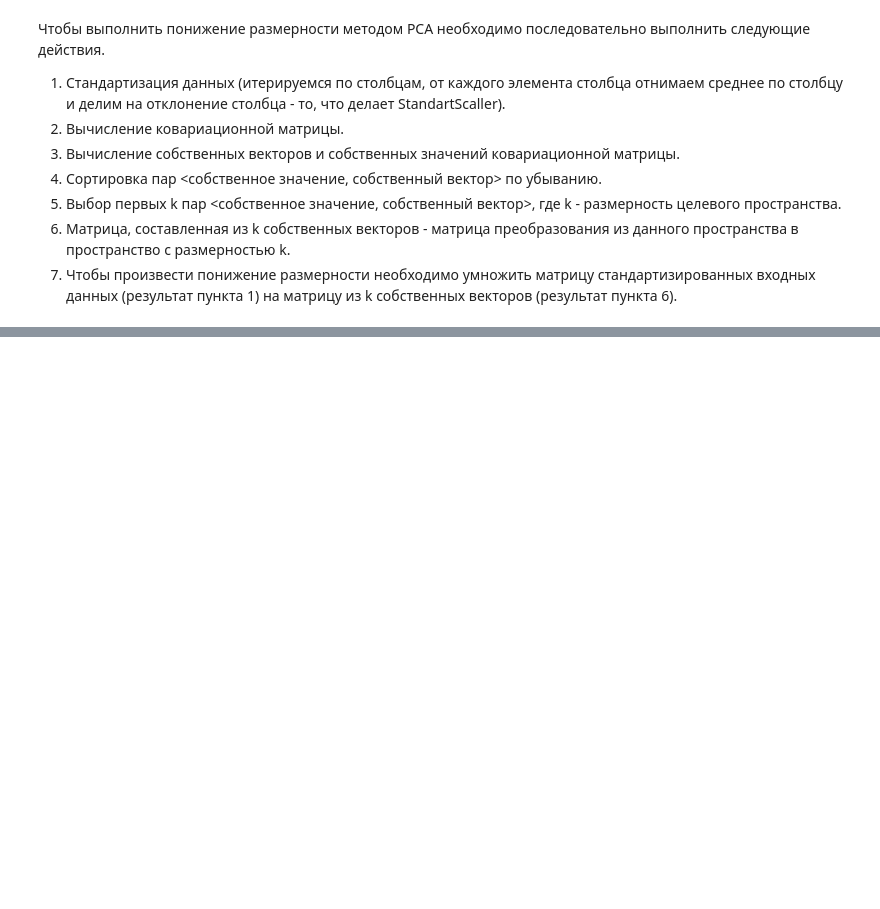
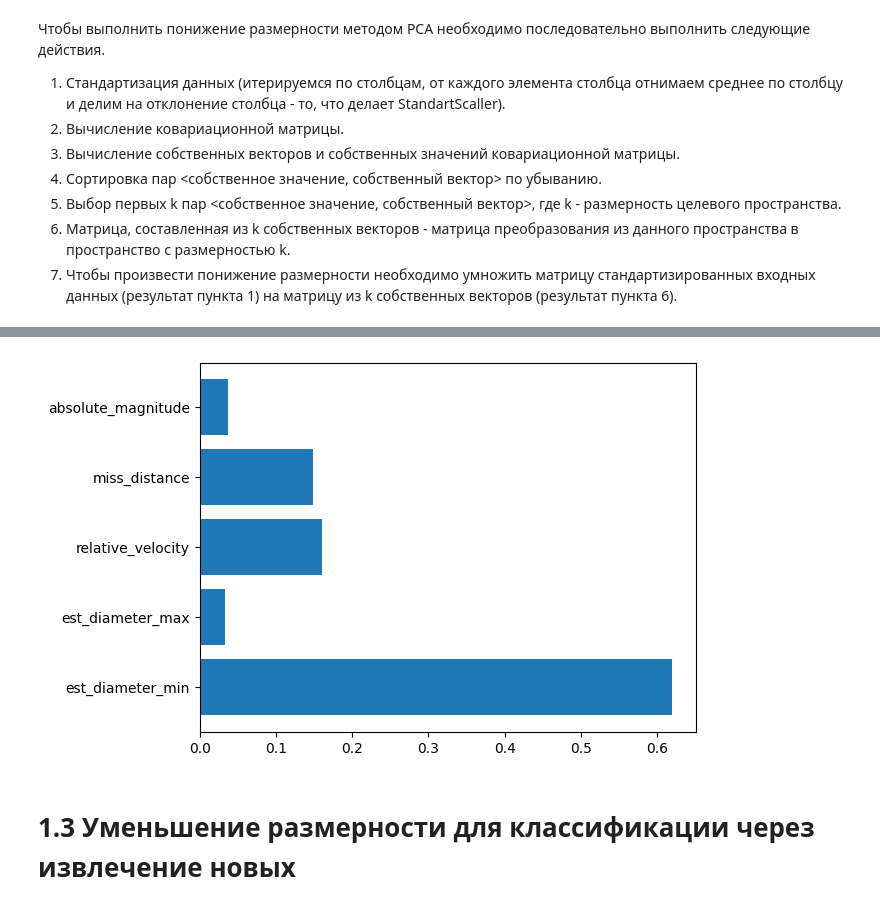
Before and after one commit to IvanBugaenko/MachineLearning-Labs, a Jupyter notebook: notebooks/7.ipynb, the cells around one changed output, grey strips where cells are left out. Cells and saved outputs as stored; diff of their text form; code cells hidden in the pictures; blank space fills up the shorter version.

```diff
--- a/notebooks/7.ipynb
+++ b/notebooks/7.ipynb
@@ -18,0 +215,6 @@
+# %%
+plt.barh(width=tree.feature_importances_, y=X.columns);
+# %% [output]
+[figure, added]
+# %% [markdown]
+# 1.3 Уменьшение размерности для классификации через извлечение новых
```
Also changed, not shown: parts of 56 cells of this notebook, 3 other files.
